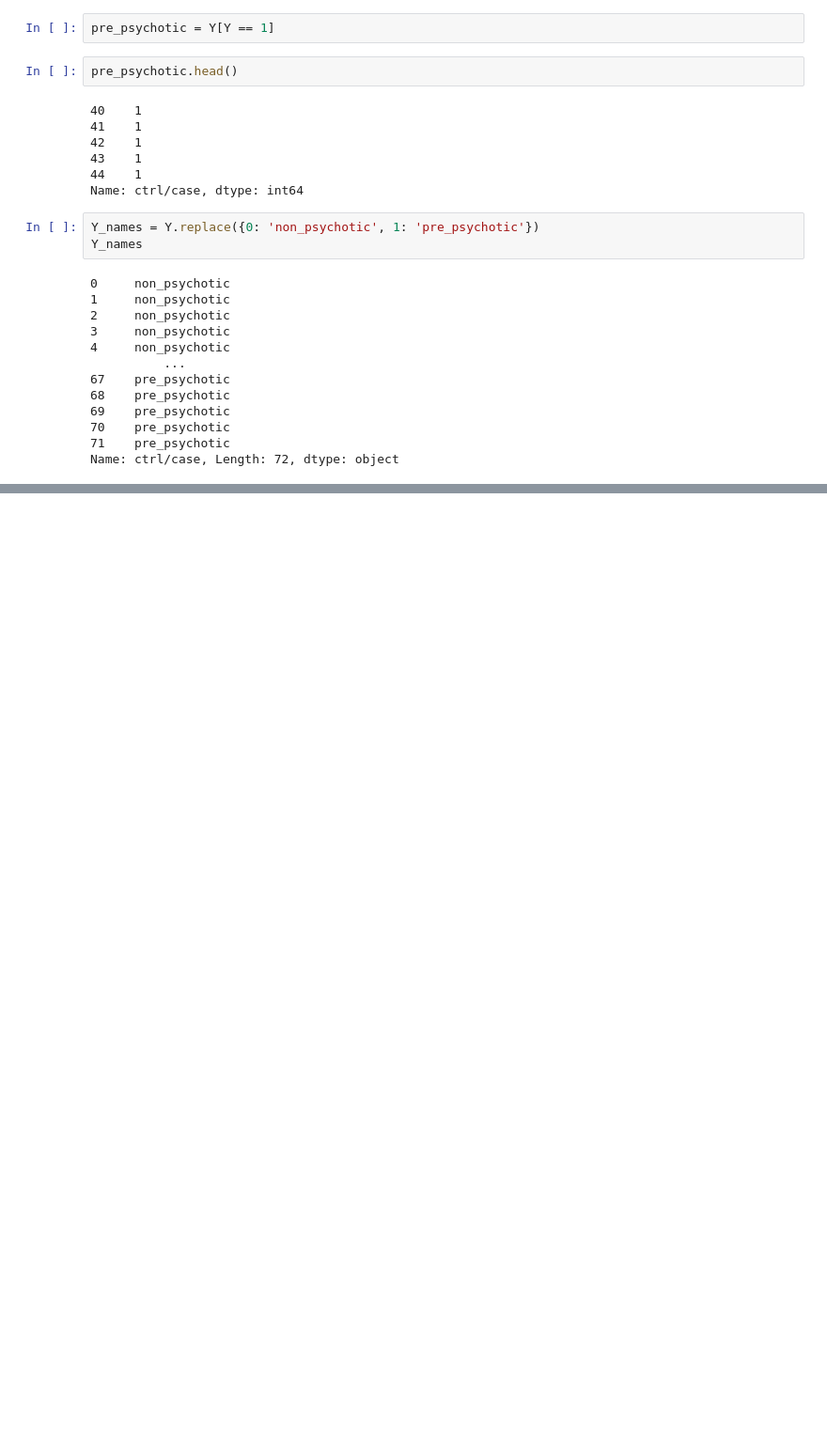
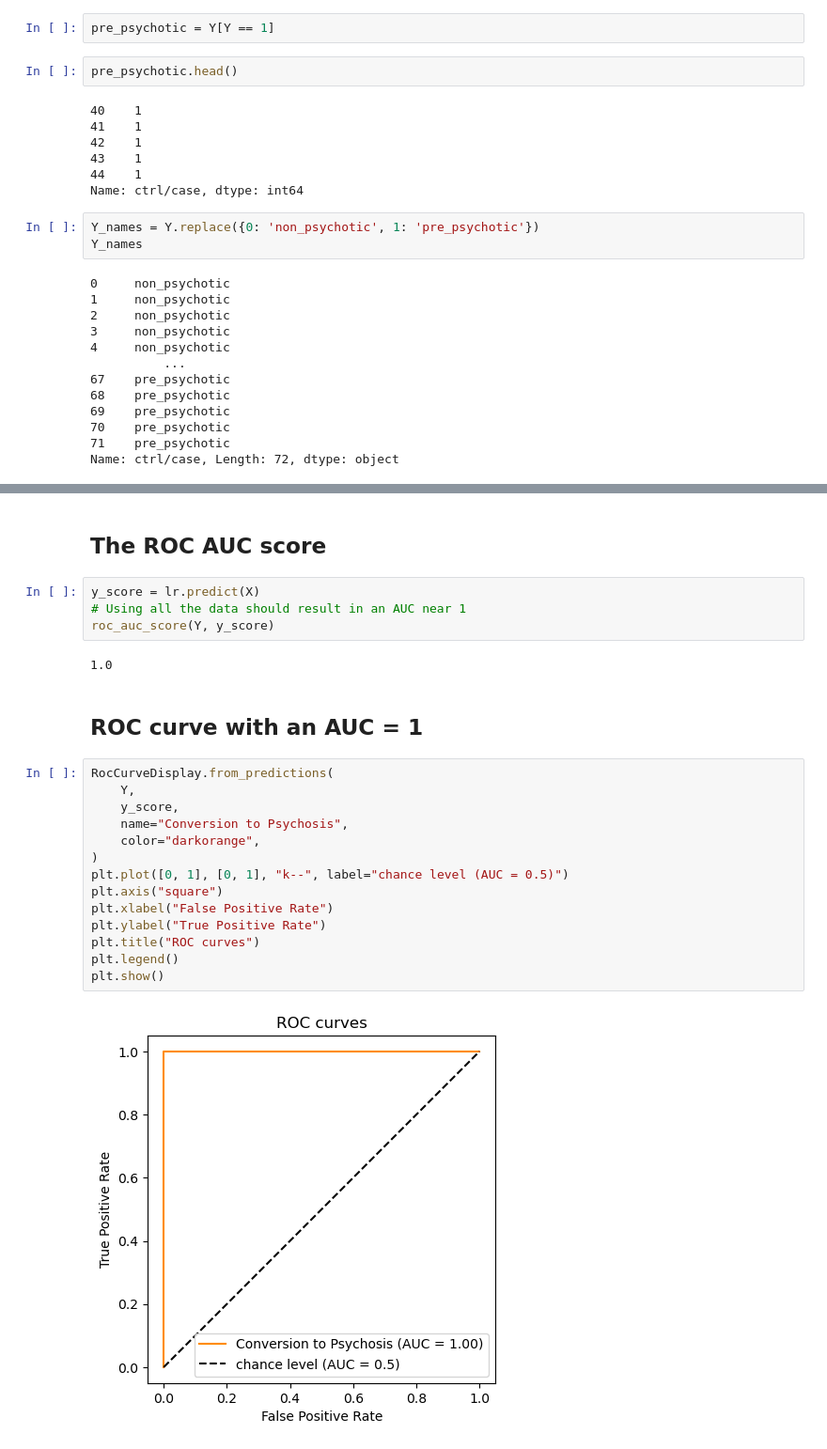
Before and after one commit to hrolfrc/calfcv, a Jupyter notebook: doc/notebooks/n2/n2_describe.ipynb, the cells around one changed output, grey strips where cells are left out. Shown: that part at 94% size. Cells and saved outputs as stored; diff of their text form; blank space fills up the shorter version.

```diff
--- a/doc/notebooks/n2/n2_describe.ipynb
+++ b/doc/notebooks/n2/n2_describe.ipynb
@@ -117,0 +161,26 @@ Name: ctrl/case, Length: 72, dtype: object
+# %% [markdown]
+## The ROC AUC score
+# %%
+y_score = lr.predict(X)
+# Using all the data should result in an AUC near 1
+roc_auc_score(Y, y_score)
+# %% [output]
+1.0
+# %% [markdown]
+## ROC curve with an AUC = 1
+# %%
+RocCurveDisplay.from_predictions(
+    Y,
+    y_score,
+    name="Conversion to Psychosis",
+    color="darkorange",
+)
+plt.plot([0, 1], [0, 1], "k--", label="chance level (AUC = 0.5)")
+plt.axis("square")
+plt.xlabel("False Positive Rate")
+plt.ylabel("True Positive Rate")
+plt.title("ROC curves")
+plt.legend()
+plt.show()
+# %% [output]
+[figure, added]
```
Also changed, not shown: parts of 10 cells of this notebook, 1 other file.
